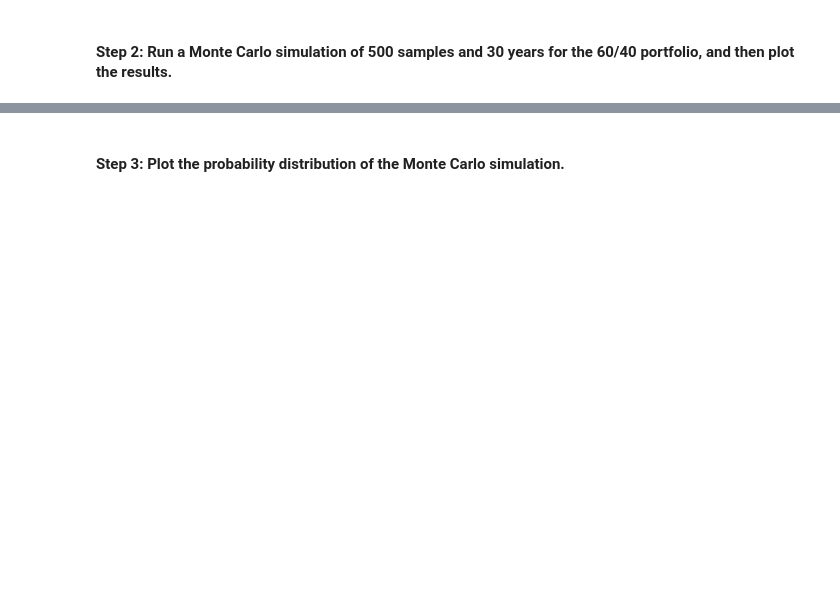
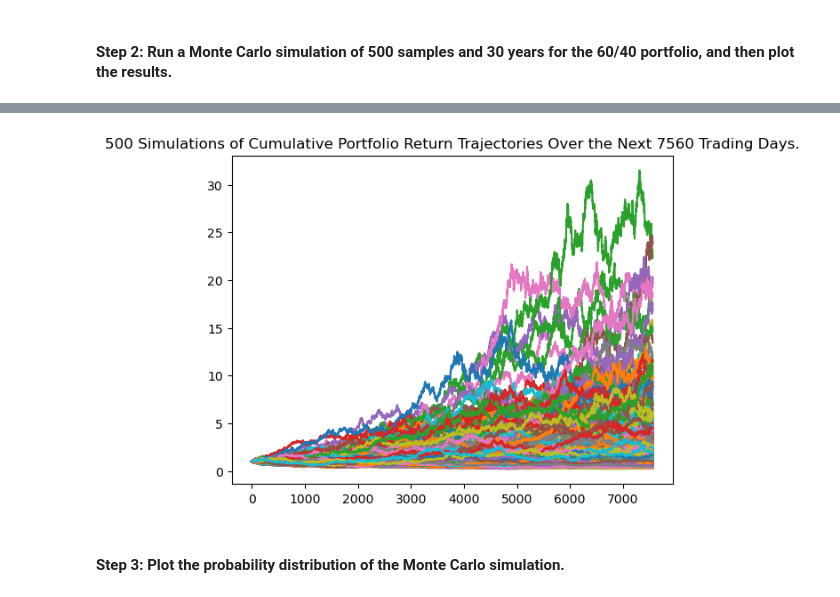
Before and after one commit to brianwander/Monte_Carlo_Forecasting, a Jupyter notebook: financial_planning_tools.ipynb, the cells around one changed output, grey strips where cells are left out. Cells and saved outputs as stored; diff of their text form; code cells hidden in the pictures; blank space fills up the shorter version.

Commit message:
Added a 30 year Monte Carlo simulation and analyzed results using a 95% confidence interval.

```diff
--- a/financial_planning_tools.ipynb
+++ b/financial_planning_tools.ipynb
@@ -430,7 +429,12 @@ display(df_historical_close.tail())
 # Configure the Monte Carlo simulation to forecast 30 years cumulative returns
 # The weights should be split 40% to AGG and 60% to SPY.
 # Run 500 samples.
-# YOUR CODE HERE
-
+MC_fiveyear=MCSimulation(
+    portfolio_data=df_historical,
+    weights=[.60,.40],
+    num_simulation=500,
+    num_trading_days=252*30
+                        )
 # Review the simulation input data
 # YOUR CODE HERE
+MC_fiveyear.portfolio_data.head()
@@ -440,7 +496,12 @@ display(df_historical_close.tail())
 # %%
 # Visualize the 30-year Monte Carlo simulation by creating an
 # overlay line plot
 # YOUR CODE HERE
+MC_sim_line_plot=MC_fiveyear.plot_simulation()
+
+MC_sim_line_plot.get_figure().savefig("MC_fiveyear_sim_plot.png",bbox_inches="tight")
+# %% [output]
+[figure, added]
 # %% [markdown]
 #### Step 3: Plot the probability distribution of the Monte Carlo simulation.
 # %%
```
Also changed, not shown: parts of 7 cells of this notebook, 2 other files.
